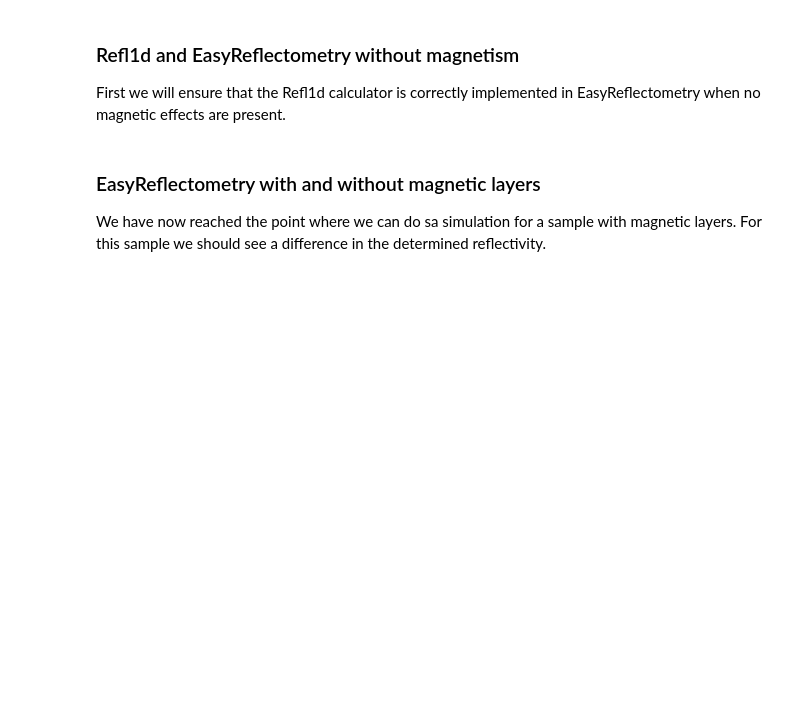
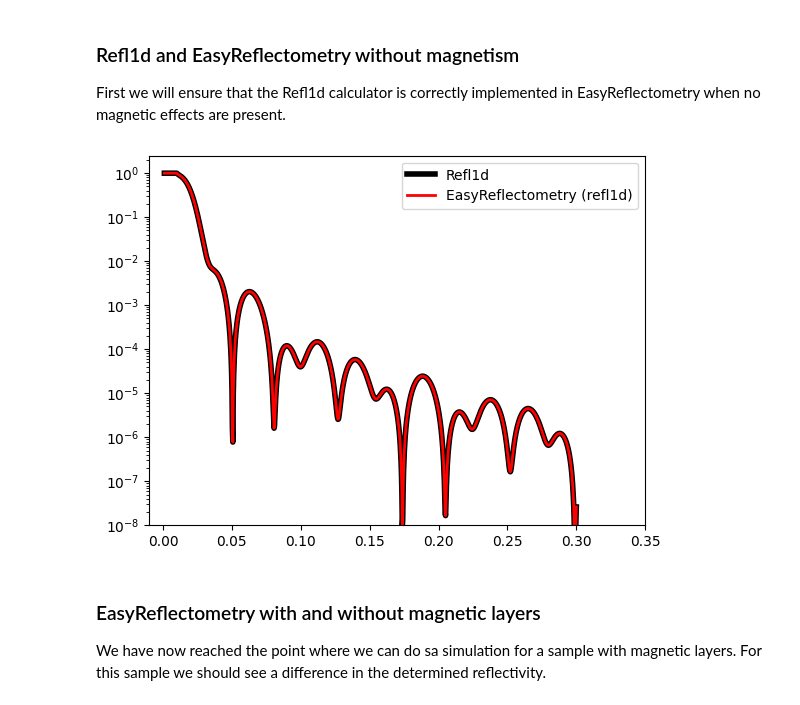
Before and after one commit to easyscience/EasyReflectometryLib, a Jupyter notebook: docs/docs/tutorials/simulation/magnetism.ipynb, the cells around one changed output. Drawn from its saved outputs; the diff is of its cells as text; code cells hidden in the pictures; blank space fills up the shorter version.

```diff
--- a/docs/docs/tutorials/simulation/magnetism.ipynb
+++ b/docs/docs/tutorials/simulation/magnetism.ipynb
@@ -109,31 +115,33 @@ First we will ensure that the Refl1d calculator is correctly implemented in Easy
 # %%
 # Refl1d
 probe = refl1d.names.QProbe(
     Q=model_coords,
     dQ=np.zeros(len(model_coords)),
     intensity=1,
     background=0,
 )
 experiment = refl1d.names.Experiment(probe=probe, sample=refl1d_sample)
 model_data_no_magnetism_ref1d_raw = experiment.reflectivity()[1]
 
 plt.plot(model_coords, model_data_no_magnetism_ref1d_raw, '-k', label='Refl1d', linewidth=4)
 
 # EasyReflectometry
 interface.switch('refl1d')
 model.interface = interface
 model.resolution_function = PercentageFwhm(0)
 model_interface = model.interface()
-model_interface.magnetism = False
+model_interface.include_magnetism = False
 model_data_no_magnetism_ref1d_easy = model.interface().reflectity_profile(
     model_coords,
     model.unique_name,
 )
 plt.plot(
     model_coords, model_data_no_magnetism_ref1d_easy, 'r-', label=f'EasyReflectometry ({model_interface.name})', linewidth=2
 )
 
 plot_apply_makeup()
+# %% [output]
+[figure, added]
 # %% [markdown]
 ### EasyReflectometry with and without magnetic layers
 We have now reached the point where we can do sa simulation for a sample with magnetic layers.  For this sample we should see a difference in the determined reflectivity.
```
Also changed, not shown: parts of 19 cells of this notebook, 13 other files.
